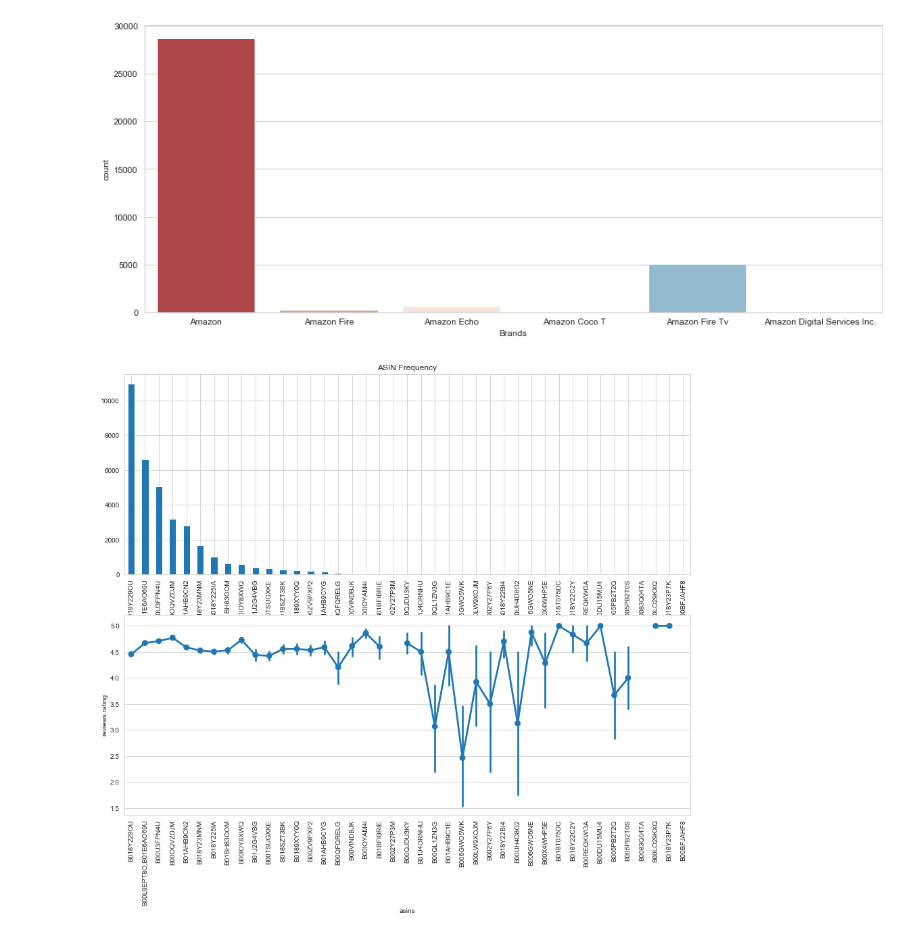
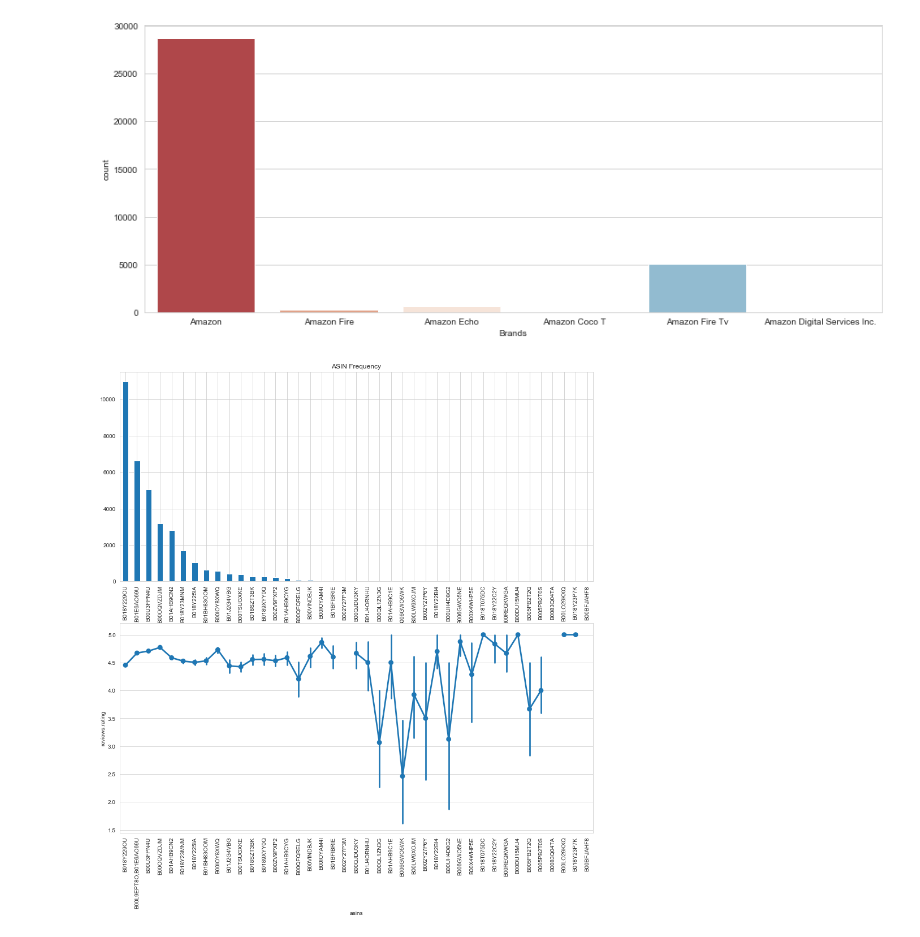
Before and after one commit to mirtanvirislam/NLP-Sentiment-Analysis, a Jupyter notebook: notebooks/Analysis 1.ipynb, the cells around one changed output. Drawn from its saved outputs; the diff is of its cells as text; code cells hidden in the pictures.

```diff
--- a/notebooks/Analysis 1.ipynb
+++ b/notebooks/Analysis 1.ipynb
@@ -174,24 +174,24 @@ plt.show()
 # %%
 # Visualizing review rating per ASIN
 # Bar plot shows no. of reviews
 # Point plot shows the rating and variance in the rating
 
 asins_count_ix = df["asins"].value_counts().index
-plt.subplots(2,1,figsize=(15,12))
+plt.subplots(2,1,figsize=(15,15))
 
 plt.subplot(2,1,1)
 df["asins"].value_counts().plot(kind="bar", title="ASIN Frequency")
 
 plt.subplot(2,1,2)
 sns.pointplot(x="asins", y="reviews.rating", order=asins_count_ix, data=df)
 
 plt.xticks(rotation=90)
 plt.show()
 
 # Products with many reviews have rating with low variance
 # Products with few reviews have rating with high variance
 # %% [output]
-[figure, old version]
+[figure, new version]
 # %%
 # Visualizing review doRecommend per ASIN
 # Bar plot shows no. of reviews
```
Also changed, not shown: parts of 1 cell of this notebook.
